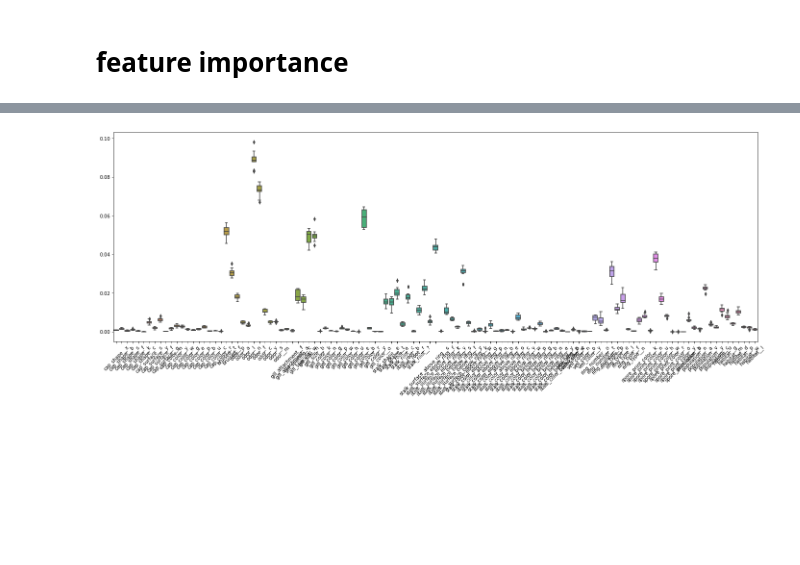
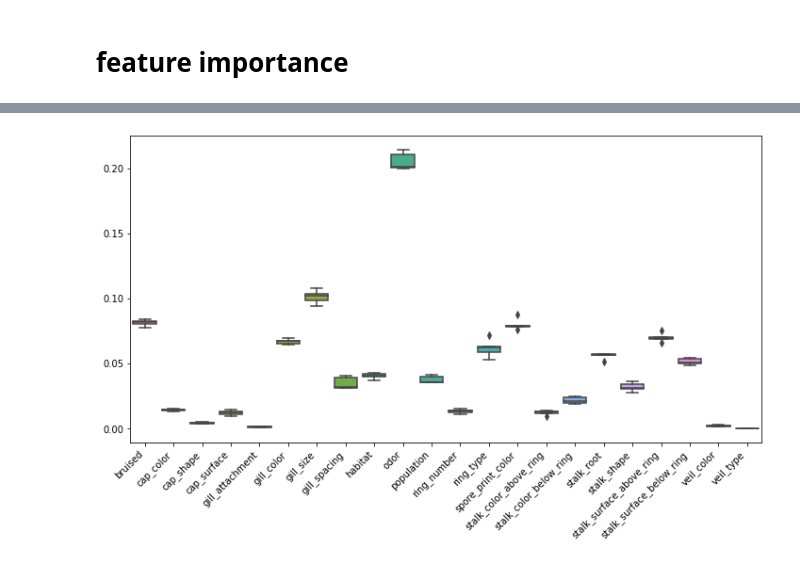
Before and after one commit to devinem4/ml-mushrooms, a Jupyter notebook: notebooks/model-01-rf.ipynb, the cells around one changed output, grey strips where cells are left out. Saved outputs shown, nothing was run; the diff lists cells and outputs as text; code cells hidden in the pictures; blank space fills up the shorter version.

Commit message:
:deciduous_tree: Add better feature importance chart

```diff
--- a/notebooks/model-01-rf.ipynb
+++ b/notebooks/model-01-rf.ipynb
@@ -53,7 +53,7 @@ Experiment = namedtuple(
 from sklearn.model_selection import KFold
 from sklearn.metrics import accuracy_score
 
-kf = KFold(n_splits=10, shuffle=True, random_state=9999)
+kf = KFold(n_splits=5, shuffle=True, random_state=1003)
 all_experiments = {}
 all_accuracies = []
 for k, (train_index, test_index) in enumerate(kf.split(X, y)):
@@ -107,0 +88,17 @@ feat_imp_df.head()
+# %%
+data = []
+for k, exp in all_experiments.items():
+    data.append(exp.clf.feature_importances_)
+
+feat_imp_df = pd.DataFrame(data, columns=features)
+
+# summarize feature importance across original features (rather than one hot encoded features)
+# we added `__x` to each original feature during ohe, so we can just slice off the last 3 chars
+orig_features = list(set([col[:-3] for col in feat_imp_df.columns]))
+for f in orig_features:
+    feat_imp_df[f] = (feat_imp_df
+                      [[col for col in feat_imp_df.columns if col.startswith(f)]]
+                      .sum(axis=1))
+
+feat_imp_df = feat_imp_df[sorted(orig_features)]
+feat_imp_df.head()
@@ -108,8 +113,8 @@ feat_imp_df.head()
 # %%
 fig, ax = plt.subplots()
-fig.set_size_inches(24, 8)
+fig.set_size_inches(12, 6)
 chart = sns.boxplot(data=feat_imp_df)
-chart.set_xticklabels(chart.get_xticklabels(), rotation=45)
+chart.set_xticklabels(chart.get_xticklabels(), rotation=45, horizontalalignment='right')
 chart;
 # %% [output]
-[figure, old version]
+[figure, new version]
```
Also changed, not shown: parts of 3 cells of this notebook.
